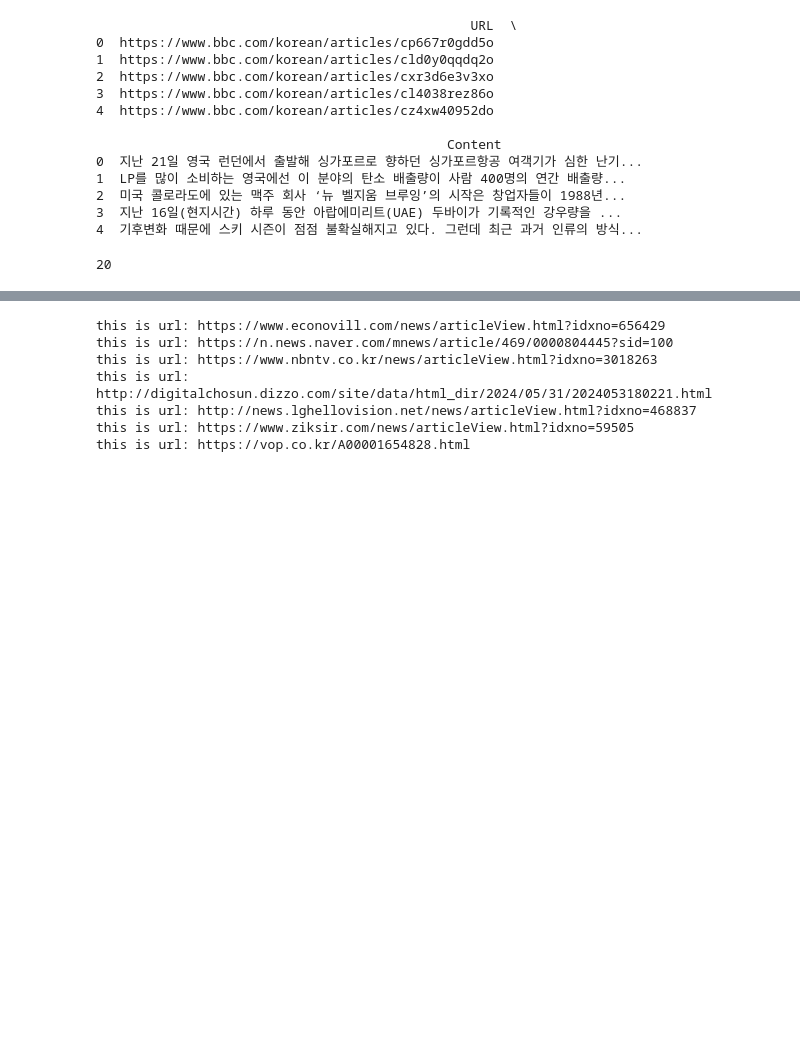
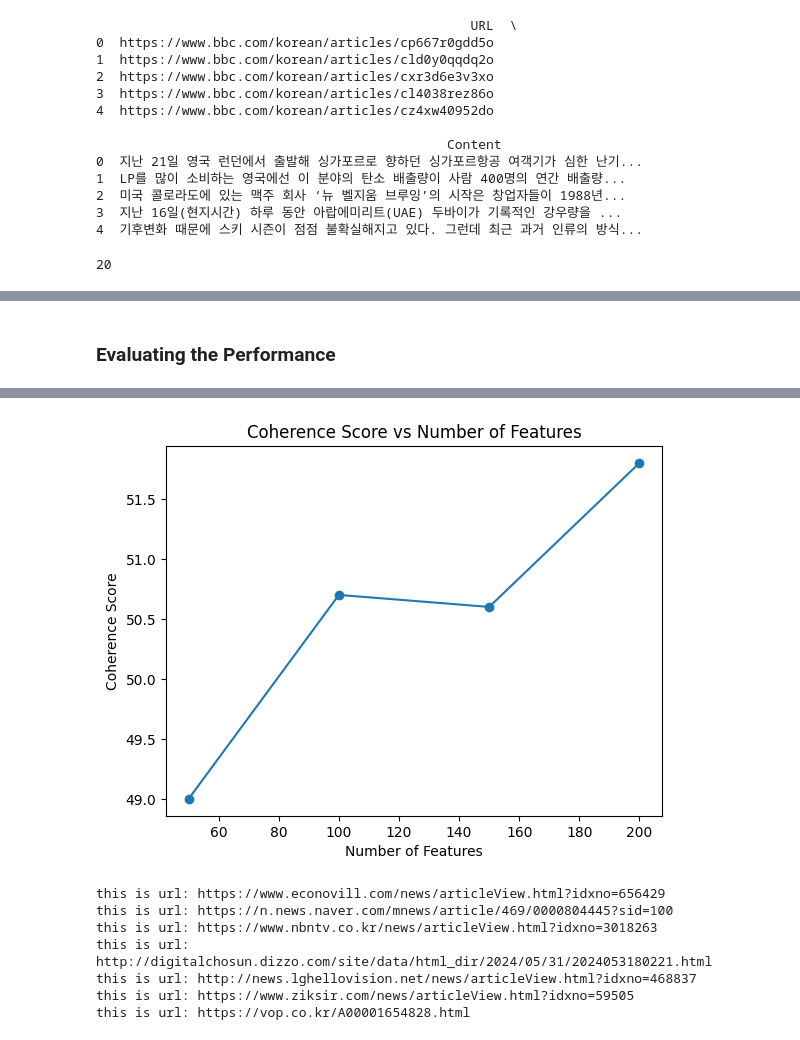
Before and after one commit to eunyhwang/MLforMarketing, a Jupyter notebook: Topic_Modeling.ipynb, the cells around one changed output, grey strips where cells are left out. Cells and saved outputs as stored; diff of their text form; code cells hidden in the pictures; blank space fills up the shorter version.

```diff
--- a/Topic_Modeling.ipynb
+++ b/Topic_Modeling.ipynb
@@ -226,0 +376,65 @@ InvalidURL: Failed to parse: []
+# %% [markdown]
+### Evaluating the Performance
+# %%
+import pandas as pd
+from konlpy.tag import Okt
+from sklearn.feature_extraction.text import TfidfVectorizer
+from sklearn.decomposition import TruncatedSVD
+import matplotlib.pyplot as plt
+
+# Load the CSV file
+df = pd.read_csv('articles.csv')
+
+# Preprocess the text
+okt = Okt()
+
+def preprocess(text):
+    tokens = okt.morphs(text)
+    return ' '.join(tokens)
+
+df['processed_content'] = df['Content'].apply(preprocess)
+
+# Experiment with different numbers of features
+feature_sizes = [50, 100, 150, 200]
+n_topics = 10
+
+def perform_lsa(n_features):
+    vectorizer = TfidfVectorizer(max_features=n_features)
+    X = vectorizer.fit_transform(df['processed_content'])
+
+    lsa = TruncatedSVD(n_components=n_topics, random_state=42)
+    lsa.fit(X)
+
+    terms = vectorizer.get_feature_names_out()
+    topics = []
+    for i, component in enumerate(lsa.components_):
+        terms_in_topic = [terms[i] for i in component.argsort()[:-11:-1]]
+        topics.append(f"Topic {i}: {', '.join(terms_in_topic)}")
+    return topics
+
+# Store results for each feature size
+results = {}
+for n_features in feature_sizes:
+    topics = perform_lsa(n_features)
+    results[n_features] = topics
+    print(f"\nNumber of Features: {n_features}")
+    for topic in topics:
+        print(topic)
+
+# Optionally, visualize the results
+# Here we might visualize coherence scores if we compute them, for example
+# Assuming `compute_coherence` is a function that computes coherence score for given topics
+
+def compute_coherence(topics):
+    # Placeholder function to compute coherence
+    # Implement coherence computation here
+    return sum(len(topic) for topic in topics) / len(topics)  # Simplistic example
+
+coherence_scores = [compute_coherence(results[n_features]) for n_features in feature_sizes]
+
+plt.plot(feature_sizes, coherence_scores, marker='o')
+plt.xlabel('Number of Features')
+plt.ylabel('Coherence Score')
+plt.title('Coherence Score vs Number of Features')
+plt.show()
+# %% [output]
@@ -226,0 +458 @@ InvalidURL: Failed to parse: []
+[figure, added]
```
Also changed, not shown: parts of 26 cells of this notebook.
